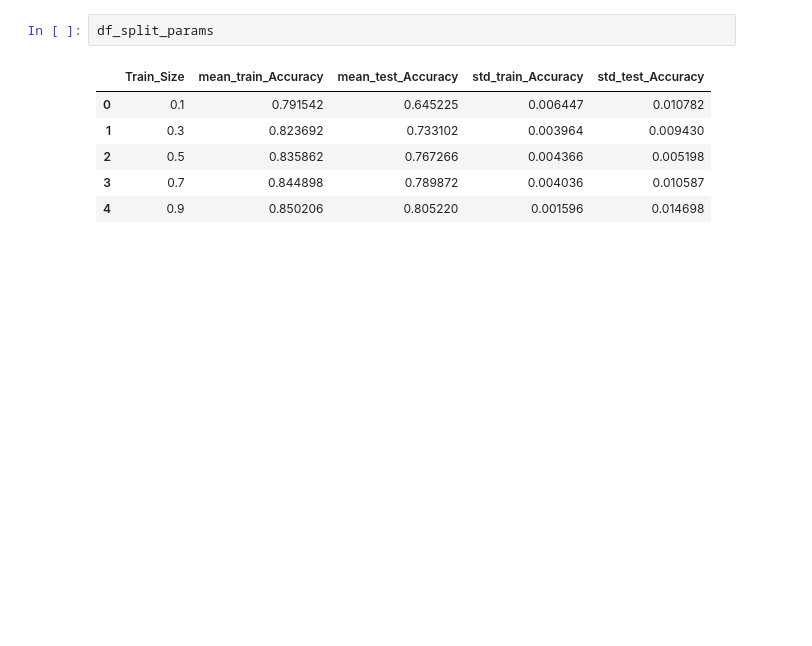
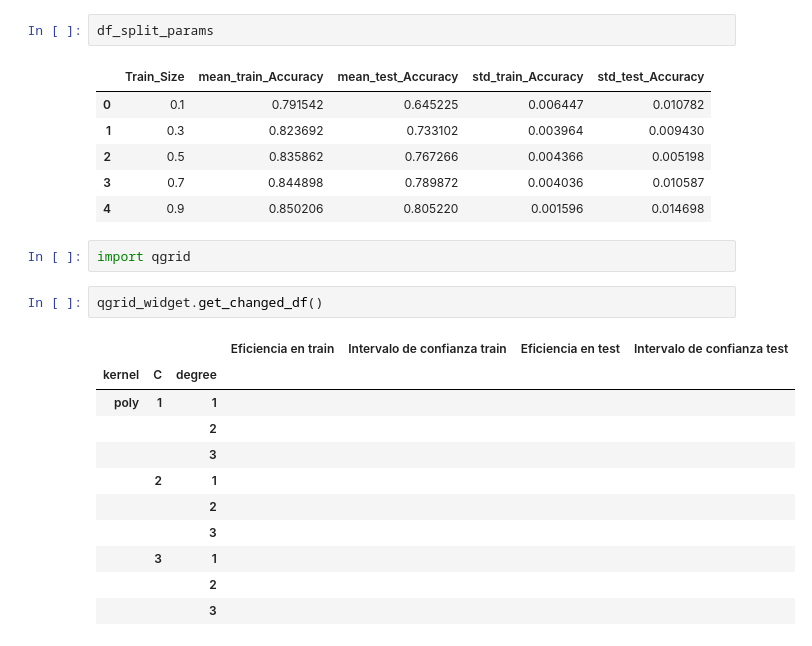
Before and after one commit to josearangos/Voice_Recognition, a Jupyter notebook: pipelines/Enfoque_Tradicional_Espectogramas/SVM_V_1.ipynb, the cells around one changed output. Saved outputs shown, nothing was run; the diff lists cells and outputs as text; blank space fills up the shorter version.

```diff
--- a/pipelines/Enfoque_Tradicional_Espectogramas/SVM_V_1.ipynb
+++ b/pipelines/Enfoque_Tradicional_Espectogramas/SVM_V_1.ipynb
@@ -261,3 +261,19 @@ df_split_params
 | 2 | 0.5 | 0.835862 | 0.767266 | 0.004366 | 0.005198 |
 | 3 | 0.7 | 0.844898 | 0.789872 | 0.004036 | 0.010587 |
 | 4 | 0.9 | 0.850206 | 0.805220 | 0.001596 | 0.014698 |
+# %%
+import qgrid
+# %%
+qgrid_widget.get_changed_df()
+# %% [output]
+|  |  |  | Eficiencia en train | Intervalo de confianza train | Eficiencia en test | Intervalo de confianza test |
+| kernel | C | degree |  |  |  |  |
+| poly | 1 | 1 |  |  |  |  |
+|  |  | 2 |  |  |  |  |
+|  |  | 3 |  |  |  |  |
+|  | 2 | 1 |  |  |  |  |
+|  |  | 2 |  |  |  |  |
+|  |  | 3 |  |  |  |  |
+|  | 3 | 1 |  |  |  |  |
+|  |  | 2 |  |  |  |  |
+|  |  | 3 |  |  |  |  |
```
Also changed, not shown: 4 other files.
